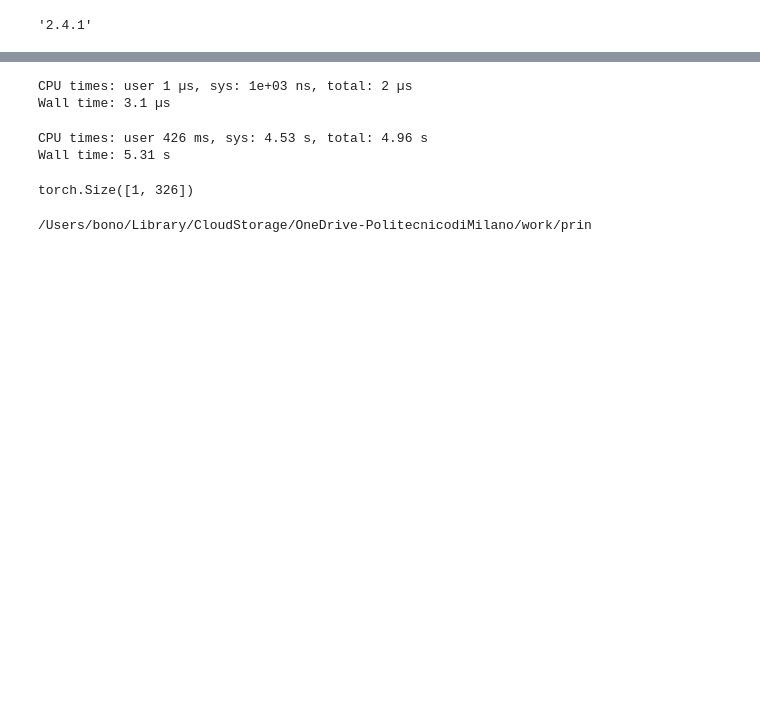
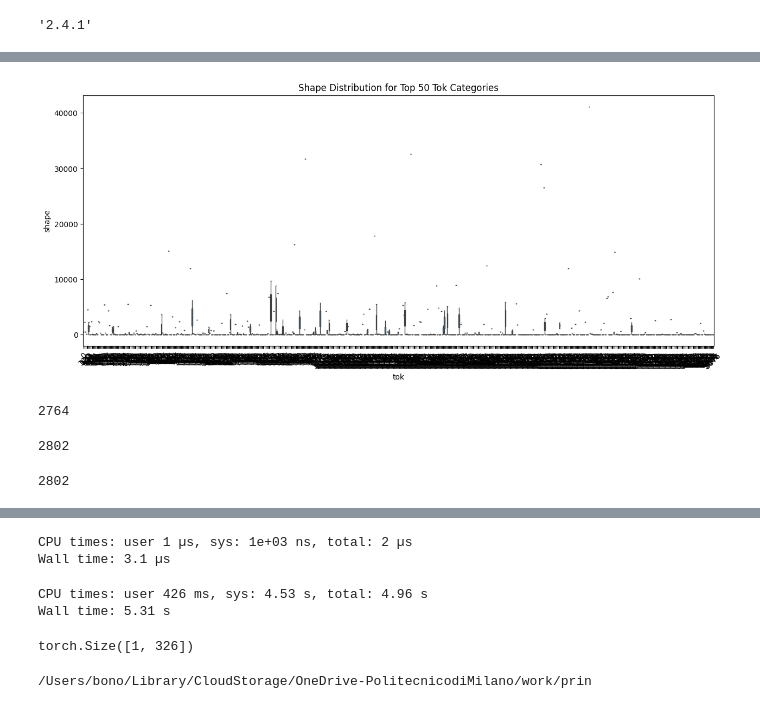
Before and after one commit to carloalbertobono/llm-uncertainty, a Jupyter notebook: logits-tablellama.ipynb, the cells around one changed output, grey strips where cells are left out. Cells and saved outputs as stored; diff of their text form; code cells hidden in the pictures; blank space fills up the shorter version.

```diff
--- a/logits-tablellama.ipynb
+++ b/logits-tablellama.ipynb
@@ -156,0 +656,11 @@ with open('tablellama_output.' + myrand + '.pickle', 'wb') as handle:
+# %%
+top_toks = d['tok_rel'].value_counts().nlargest(50).index
+df_filtered = d[d['tok_rel'].isin(top_toks)]
+
+plt.figure(figsize=(15, 6))
+sns.boxplot(data=df_filtered, x="tok", y="shape")
+plt.xticks(rotation=45)
+plt.title("Shape Distribution for Top 50 Tok Categories")
+plt.show()
+# %% [output]
+[figure, added]
@@ -156,0 +700,12 @@ with open('tablellama_output.' + myrand + '.pickle', 'wb') as handle:
+# %%
+inputs["input_ids"][0].__len__()
+# %% [output]
+2764
+# %%
+post_output_sequences[0].__len__()
+# %% [output]
+2802
+# %%
+generated_ids[0].__len__()
+# %% [output]
+2802
```
Also changed, not shown: parts of 76 cells of this notebook, 1 other file.
